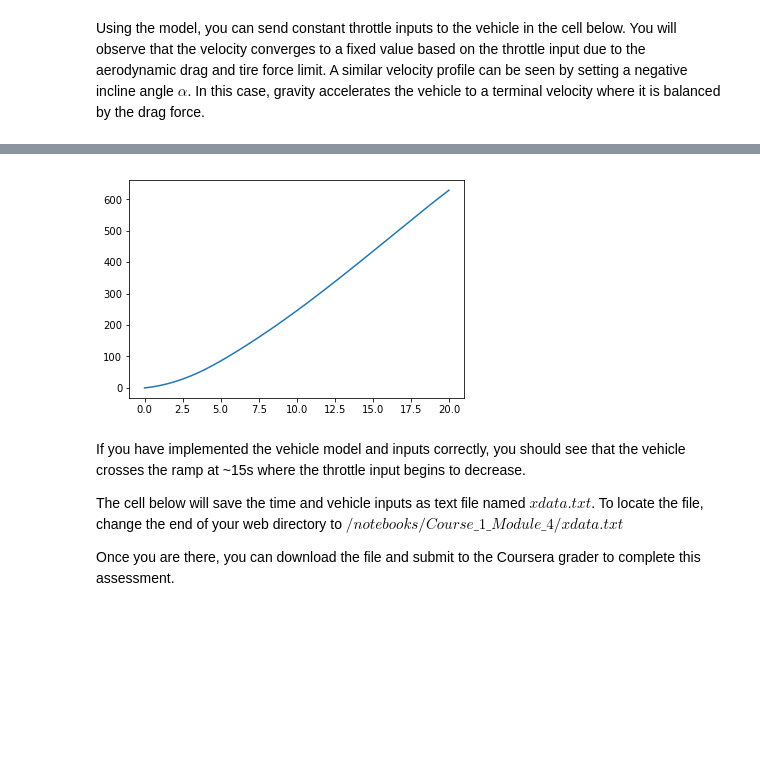
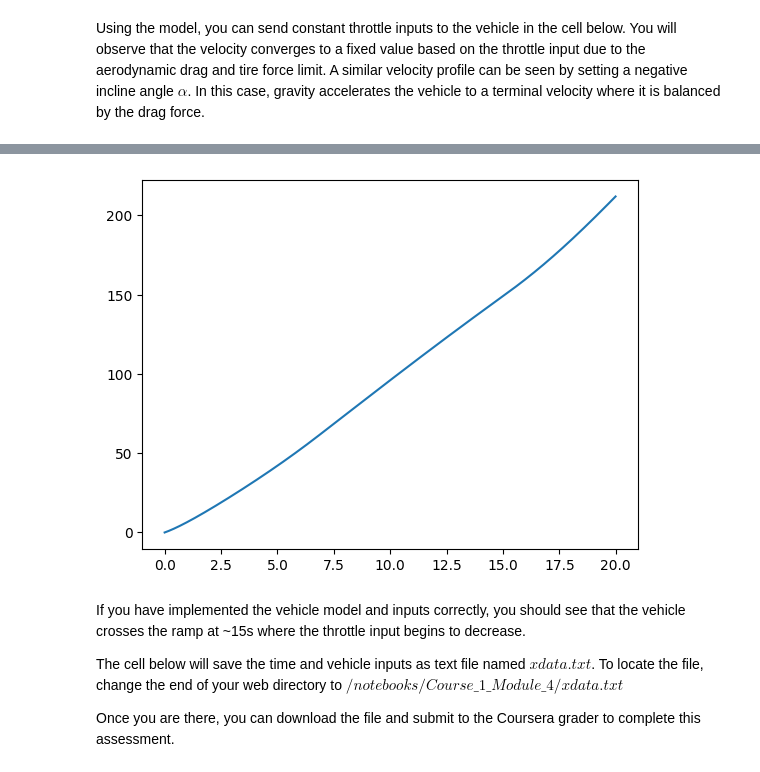
Before and after one commit to Aperture-Science-Lab/Self-Driving-Car, a Jupyter notebook: Models/Longitudinal_Vehicle_Model.ipynb, the cells around one changed output, grey strips where cells are left out. Saved outputs shown, nothing was run; the diff lists cells and outputs as text; code cells hidden in the pictures; blank space fills up the shorter version.

```diff
--- a/Models/Longitudinal_Vehicle_Model.ipynb
+++ b/Models/Longitudinal_Vehicle_Model.ipynb
@@ -98,35 +98,35 @@ class Vehicle(Vehicle):
     def step(self, throttle, alpha):
         T_e = throttle * (self.a_0 + self.a_1 * self.w_e + self.a_2 * self.w_e**2)
 
+        # Load forces
         F_aero = self.c_a * self.v**2
-
         F_r = self.c_r1 * self.v
-
-        # Gravity force
         F_g = self.m * self.g * np.sin(alpha)
-
-        # Load force
         F_load = F_aero + F_r + F_g
 
         # Wheel speed
-        w_w = (self.GR * self.w_e) / self.r_e
+        w_w = self.GR * self.w_e
 
         # Slip ratio
-        s = (w_w * self.r_e - self.v) / max(self.v, 0.1)
+        if self.v > 0.1:  # Avoid division by zero
+            s = (w_w * self.r_e - self.v) / self.v
+        else:
+            s = 0
 
         # Tire force
         if abs(s) < 1:
             F_x = self.c * s
         else:
-            F_x = self.F_max
+            F_x = self.F_max if s > 0 else -self.F_max
 
         # Vehicle dynamics
         self.a = (F_x - F_load) / self.m
         self.v += self.a * self.sample_time
+        self.v = max(self.v, 0)  # Prevent negative velocity
         self.x += self.v * self.sample_time
 
-        # Engine dynamics
-        self.w_e_dot = (T_e - (self.GR * self.r_e * F_load)) / self.J_e
+        # Engine dynamics - Use F_load as per the original equations
+        self.w_e_dot = (T_e - self.GR * self.r_e * F_load) / self.J_e
         self.w_e += self.w_e_dot * self.sample_time
 # %% [markdown]
 Using the model, you can send constant throttle inputs to the vehicle in the cell below. You will observe that the velocity converges to a fixed value based on the throttle input due to the aerodynamic drag and tire force limit. A similar velocity profile can be seen by setting a negative incline angle $\alpha$. In this case, gravity accelerates the vehicle to a terminal velocity where it is balanced by the drag force.
@@ -171,39 +171,42 @@ x_data = np.zeros_like(t_data)
 
 # reset the states
 model.reset()
 
 # ==================================
 #  Learner solution begins here
 # ==================================
 for i, t in enumerate(t_data):
+    # Store current position and velocity
+    x_data[i] = model.x
+    v_data[i] = model.v
+
     # Throttle profile
     if t < 5:
-        throttle = 0.2 + (0.3/5)*t
+        throttle = 0.2 + (0.3/5) * t
     elif t < 15:
         throttle = 0.5
     else:
-        throttle = 0.5 - (0.5/5)*(t-15)
+        throttle = 0.5 - (0.5/5) * (t - 15)
 
     # Ramp profile (depends on position)
     if model.x < 60:
-        alpha = 0
+        alpha = np.arctan(3/60)  # tan(alpha) = rise/run = 3m/60m
     elif model.x < 150:
-        alpha = np.deg2rad(3)   # slope up
+        alpha = np.arctan(9/90)  # tan(alpha) = 9m/90m (additional 9m rise over 90m)
     else:
         alpha = 0
 
     model.step(throttle, alpha)
-    x_data[i] = model.x
 # ==================================
 #  Learner solution ends here
 # ==================================
 data = np.vstack([t_data, x_data]).T
 np.savetxt('xdata.txt', data, delimiter=', ')
 # Plot x vs t for visualization
 plt.plot(t_data, x_data)
 plt.show()
 # %% [output]
-[figure, old version]
+[figure, new version]
 # %% [markdown]
 If you have implemented the vehicle model and inputs correctly, you should see that the vehicle crosses the ramp at ~15s where the throttle input begins to decrease.
 
```
Also changed, not shown: parts of 1 cell of this notebook, 21 other files.
